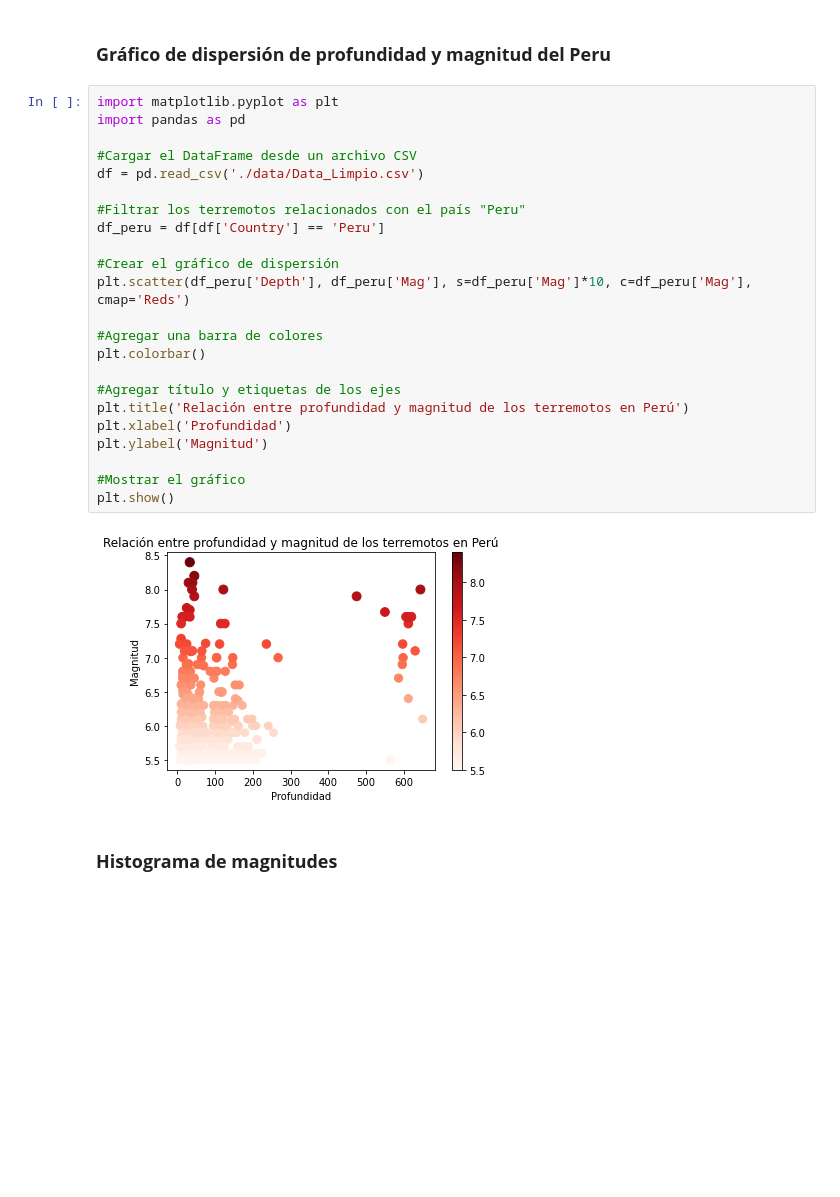
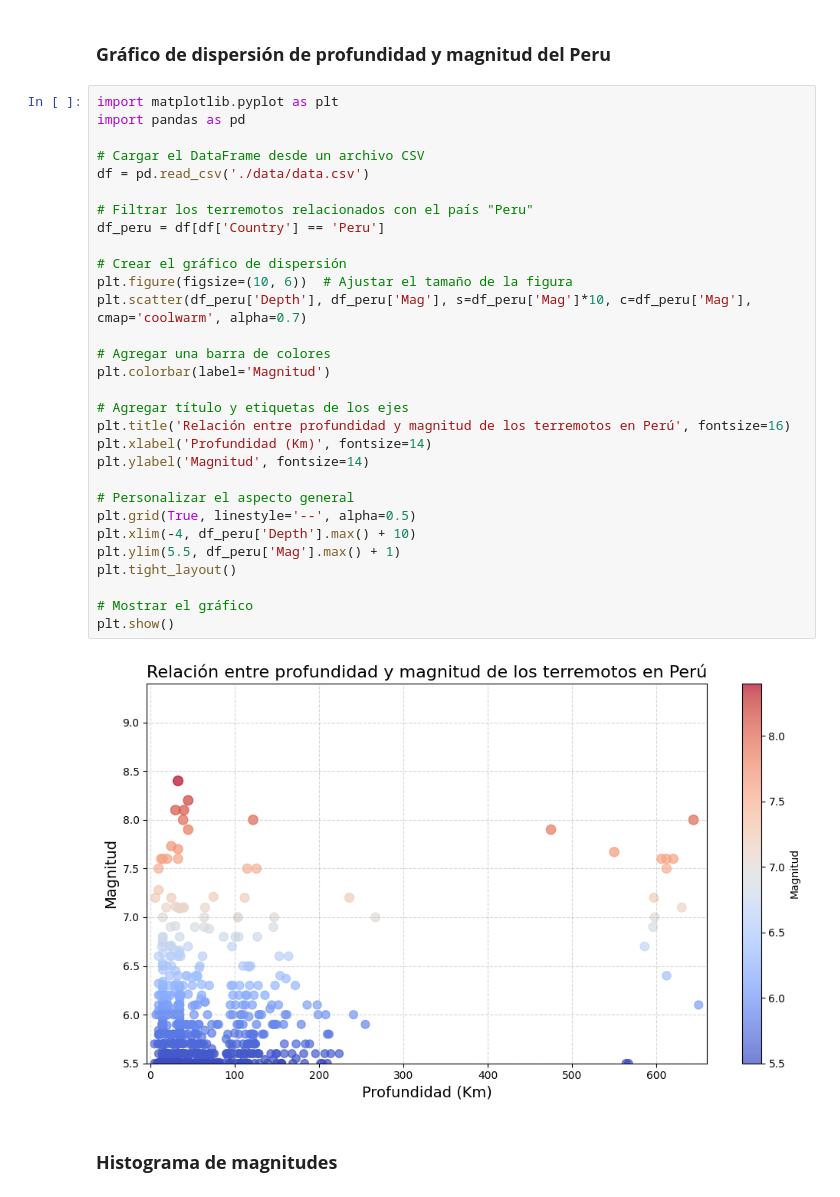
Before and after one commit to gustavopumachagua/Prediccion_Terremotos, a Jupyter notebook: Estadisticas_graficos.ipynb, the cells around one changed output. Drawn from its saved outputs; the diff is of its cells as text; blank space fills up the shorter version.

```diff
--- a/Estadisticas_graficos.ipynb
+++ b/Estadisticas_graficos.ipynb
@@ -115,28 +153,35 @@ En resumen, esta gráfica de dispersión nos permite visualizar la distribución
 # %%
 import matplotlib.pyplot as plt
 import pandas as pd
 
-#Cargar el DataFrame desde un archivo CSV
-df = pd.read_csv('./data/Data_Limpio.csv')
+# Cargar el DataFrame desde un archivo CSV
+df = pd.read_csv('./data/data.csv')
 
-#Filtrar los terremotos relacionados con el país "Peru"
+# Filtrar los terremotos relacionados con el país "Peru"
 df_peru = df[df['Country'] == 'Peru']
 
-#Crear el gráfico de dispersión
-plt.scatter(df_peru['Depth'], df_peru['Mag'], s=df_peru['Mag']*10, c=df_peru['Mag'], cmap='Reds')
+# Crear el gráfico de dispersión
+plt.figure(figsize=(10, 6))  # Ajustar el tamaño de la figura
+plt.scatter(df_peru['Depth'], df_peru['Mag'], s=df_peru['Mag']*10, c=df_peru['Mag'], cmap='coolwarm', alpha=0.7)
 
-#Agregar una barra de colores
-plt.colorbar()
+# Agregar una barra de colores
+plt.colorbar(label='Magnitud')
 
-#Agregar título y etiquetas de los ejes
-plt.title('Relación entre profundidad y magnitud de los terremotos en Perú')
-plt.xlabel('Profundidad')
-plt.ylabel('Magnitud')
+# Agregar título y etiquetas de los ejes
+plt.title('Relación entre profundidad y magnitud de los terremotos en Perú', fontsize=16)
+plt.xlabel('Profundidad (Km)', fontsize=14)
+plt.ylabel('Magnitud', fontsize=14)
 
-#Mostrar el gráfico
+# Personalizar el aspecto general
+plt.grid(True, linestyle='--', alpha=0.5)
+plt.xlim(-4, df_peru['Depth'].max() + 10)
+plt.ylim(5.5, df_peru['Mag'].max() + 1)
+plt.tight_layout()
+
+# Mostrar el gráfico
 plt.show()
 # %% [output]
-[figure, old version]
+[figure, new version]
 # %% [markdown]
 ### **Histograma de magnitudes**
 # %%
```
Also changed, not shown: parts of 24 cells of this notebook, 9 other files.
